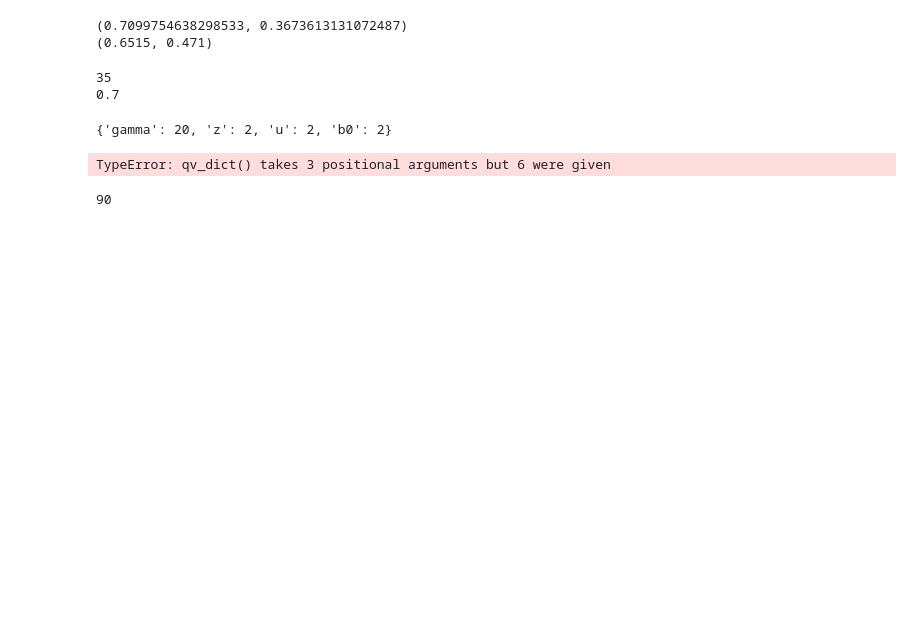
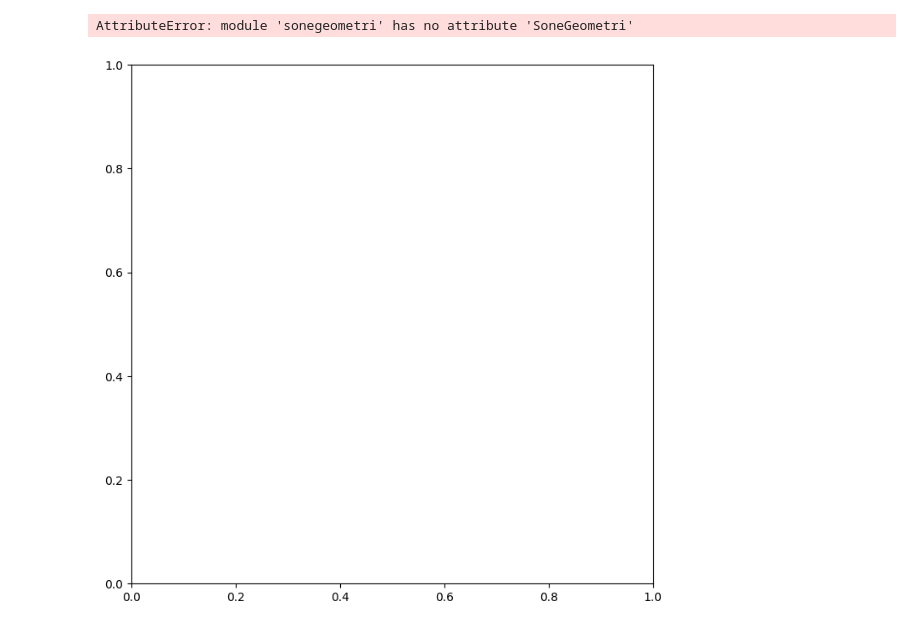
Before and after one commit to jhaalbu/geotoolz, a Jupyter notebook: V220_eksempel_692.ipynb, the cells around one changed output. Saved outputs shown, nothing was run; the diff lists cells and outputs as text; code cells hidden in the pictures; blank space fills up the shorter version.

```diff
--- a/V220_eksempel_692.ipynb
+++ b/V220_eksempel_692.ipynb
@@ -53,19 +63,18 @@ Lag med navn: sand med mektihget: 15.0 m
 # %%
-fundament = grunn.Fundament(4, z, fv_fund, fh)
+fundament = grunn.Fundament(1, z, fv_fund, fh, gamma_m, jordprofil)
+print(geofunk.n_fakt(0.5, 0.59))
 print(f'Før delta_v Qv:{fundament.qv}')
-fundament.sett_delta_fv(gamma, u)
+fundament.sett_delta_fv()
 print(f'Etter delta_v Qv:{fundament.qv}')
-fundament.sett_rb(tan_fi_d, attraksjon)
+fundament.sett_rb()
 print(f'Etter delta_v tan_fi_d:{fundament.tan_fi_d}')
 print(f'Etter delta_v attrakson:{fundament.attraksjon}')
 print(f'Etter delta_v tau:{fundament.tau}')
 print(f'Etter delta_v rb:{fundament.rb}')
-fundament.nq_ngamma_faktor(helling=0.33)
-#fundament.reduksjonsfaktor_v220(helling_forhold)
-#print(f'fsa:{fundament.fsa}, fsq:{fundament.fsq}')
+fundament.nq_ngamma_faktor()
+fundament.reduksjonsfaktor_v220(helling_forhold)
+print(f'fsa:{fundament.fsa}, fsq:{fundament.fsq}')
 fundament.sigma_v()
-fundament.sigma_v2()
 print(f'b0:{fundament.b0}, rb:{fundament.rb}, Nq:{fundament.nq}, Ngamma:{fundament.n_gamma}, Sigma_v:{fundament.sigma_v_}, Qv:{fundament.qv}')
-print(fundament.sigma_v_)
-print(fundament.sigma_v_2)
+print(fundament.sigma_v())
 # %% [output]
@@ -90,29 +92,8 @@ def reduksjonsfaktor_v220(helling_forhold, tan_fi_d):
-# %%
-print(reduksjonsfaktor_v220(0.33, 0.5))
-print(geofunk.reduksjonsfaktor_beta(0.33))
-# %% [output]
-(0.7099754638298533, 0.3673613131072487)
-(0.6515, 0.471)
-# %%
-print(grus.phi)
-print(grus.tanphi)
-# %% [output]
-35
-0.7
-# %%
-para_dict = {'gamma':20, 'z':2, 'u':2, 'b0':2}
-
-def delta_fv(**kwargs):
-    print(kwargs)
-
-delta_fv(**para_dict)
-# %% [output]
-{'gamma': 20, 'z': 2, 'u': 2, 'b0': 2}
-# %%
-qv_dict = geofunk.qv_dict(b0_min, b0_maks, fv_fund, gamma, z, u)
-# %% [output]
-TypeError: qv_dict() takes 3 positional arguments but 6 were given
-# %%
-print(sum([30, 30, 30]))
-# %% [output]
-90
+# %%
+fig, ax1 = plt.subplots(figsize=[8,8])
+sonegeo = sonegeo.SoneGeometri(fundament,jordprofil)
+ax1 = fundament.tegn_fundament()
+ax1 = sonegeo.tegn_sonegeometri()
+# %% [output]
+AttributeError: module 'sonegeometri' has no attribute 'SoneGeometri'
+[figure, added]
```
Also changed, not shown: parts of 7 cells of this notebook, 8 other files.
